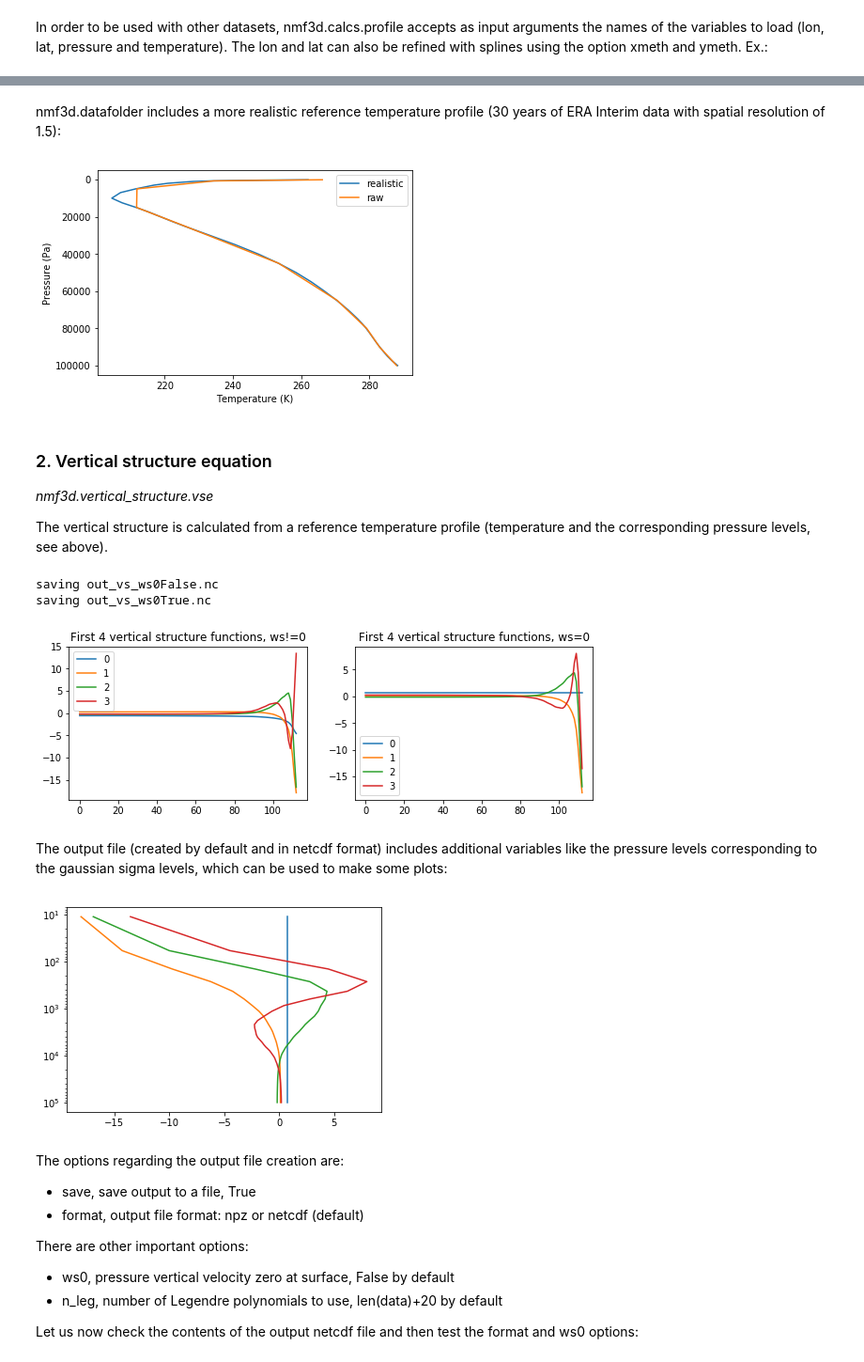
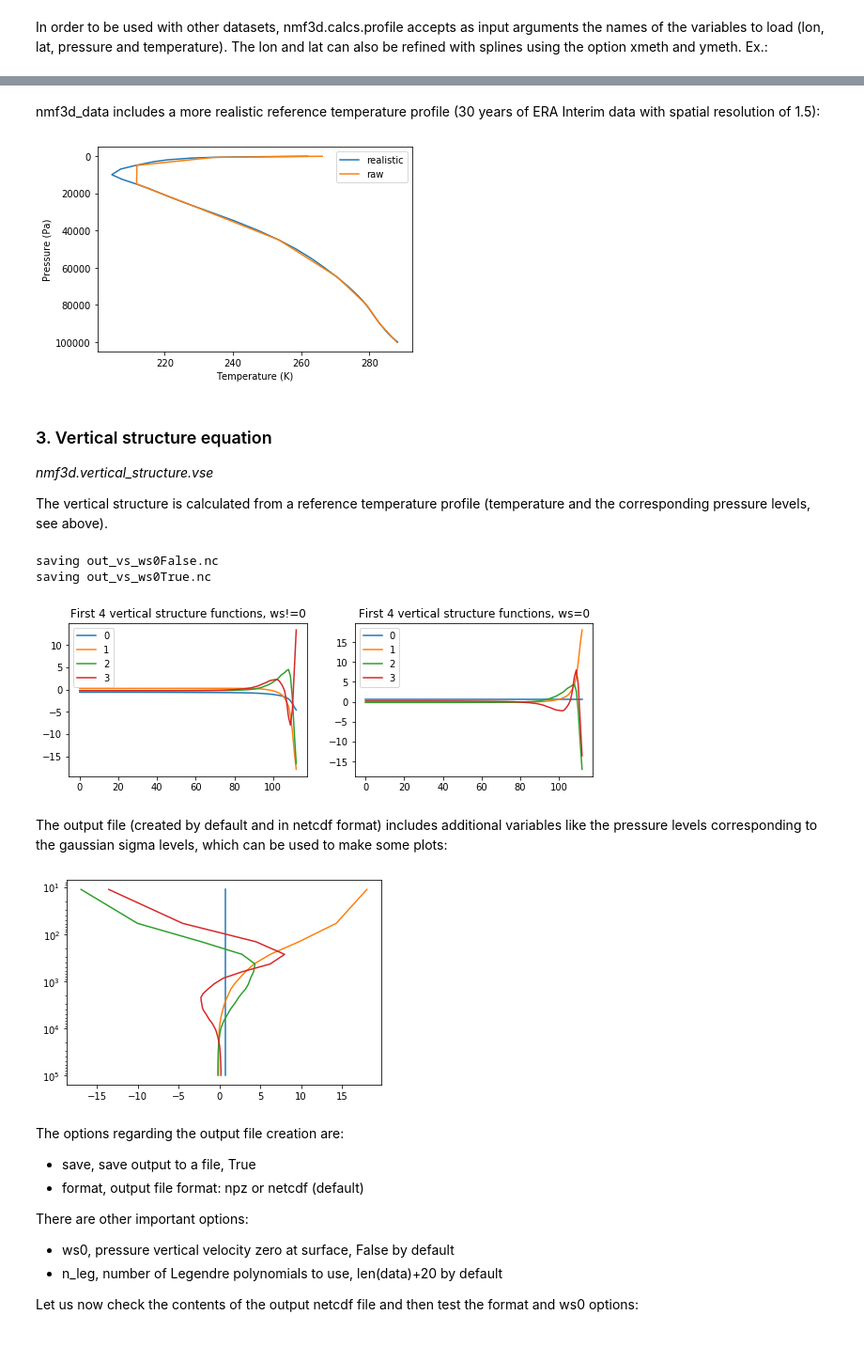
Before and after one commit to martalmeida/nmf3d, a Jupyter notebook: doc/tutorial.ipynb, the cells around one changed output, grey strips where cells are left out. Shown at 94% size. Cells and saved outputs as stored; diff of their text form; code cells hidden in the pictures.

```diff
--- a/doc/tutorial.ipynb
+++ b/doc/tutorial.ipynb
@@ -33,12 +69,16 @@ The mean profile of temperature is needed for the NMF3D. Folder data (nmf3d.data
 contains some ERA-INTERIM temperature files that can be used. These are very low space/time
 resolution files just for testing.
 # %%
-import nmf3d
-f=nmf3d.datafolder+'/T*.nc*'
+datafolder='nmf3d_data'
+f=datafolder+'/*'
 
 import os, glob
 files=glob.glob(f)
 files.sort()
 for f in files:
-    print('%s %.1fMb'%(os.path.basename(f),os.stat(f).st_size/1024**2))
+    size=os.stat(f).st_size
+    if size<(1024**2)/3: size='%5.1fK'%(size/1024)
+    else: size='%5.1fM'%(size/1024**2)
+
+    print('%-25s %s'%(os.path.basename(f),size))
 # %% [output]
@@ -72,8 +124,7 @@ pl.gca().invert_yaxis()
 # %% [markdown]
-nmf3d.datafolder includes a more realistic reference temperature profile (30 years of ERA Interim data with spatial
-resolution of 1.5):
+nmf3d_data includes a more realistic reference temperature profile (30 years of ERA Interim data with spatial resolution of 1.5):
 # %%
-f=nmf3d.datafolder+'/T_ERA_I_1979_2010.txt'
+f=datafolder+'/T_ERA_I_1979_2010.txt'
 import numpy as np
 T,Lev=np.loadtxt(f)
 pl.plot(T,Lev,label='realistic')
@@ -83,40 +134,40 @@ pl.gca().invert_yaxis()
 pl.ylabel('Pressure (Pa)')
 pl.xlabel('Temperature (K)');
 # %% [output]
-[figure, old version]
+[figure, new version]
 # %% [markdown]
-### 2. Vertical structure equation
+### 3. Vertical structure equation
 *nmf3d.vertical_structure.vse*
 
 The vertical structure is calculated from a reference temperature profile
 (temperature and the corresponding pressure levels, see above).
 # %%
-fig=pl.figure(figsize=(10,3))
-ax=[pl.subplot(1,2,i) for i in range(1,3)]
+fig,ax=pl.subplots(1,2)
+fig.set_size_inches((10,3))
 
-Gn,hk,vfile=nmf3d.vertical_structure.vse(T,Lev,ws0=False)
+Gn,hk,vfileF=nmf3d.vertical_structure.vse(T,Lev,ws0=False)
 # returns the vertical structure functions, equivalent heights and output file name
 ax[0].plot(Gn[:4].T);
 ax[0].legend(range(4))
 ax[0].set_title('First 4 vertical structure functions, ws!=0')
 
-Gn,hk,vfile=nmf3d.vertical_structure.vse(T,Lev,ws0=True)
+Gn,hk,vfileT=nmf3d.vertical_structure.vse(T,Lev,ws0=True)
 ax[1].plot(Gn[:4].T);
 ax[1].legend(range(4))
 ax[1].set_title('First 4 vertical structure functions, ws=0');
 # %% [output]
 saving out_vs_ws0False.nc
 saving out_vs_ws0True.nc
-[figure, old version]
+[figure, new version]
 # %% [markdown]
 The output file (created by default and in netcdf format) includes additional variables like the pressure levels corresponding to the gaussian sigma levels, which can be used to make some plots:
 # %%
 import netCDF4
-plev=netCDF4.Dataset(vfile).variables['plev'][:]
+plev=netCDF4.Dataset(vfileT).variables['plev'][:]
 pl.semilogy(Gn[:4].T,plev)
 pl.gca().invert_yaxis()
 # %% [output]
-[figure, old version]
+[figure, new version]
 # %% [markdown]
 The options regarding the output file creation are:
 
```
Also changed, not shown: parts of 37 cells of this notebook, 44 other files.
